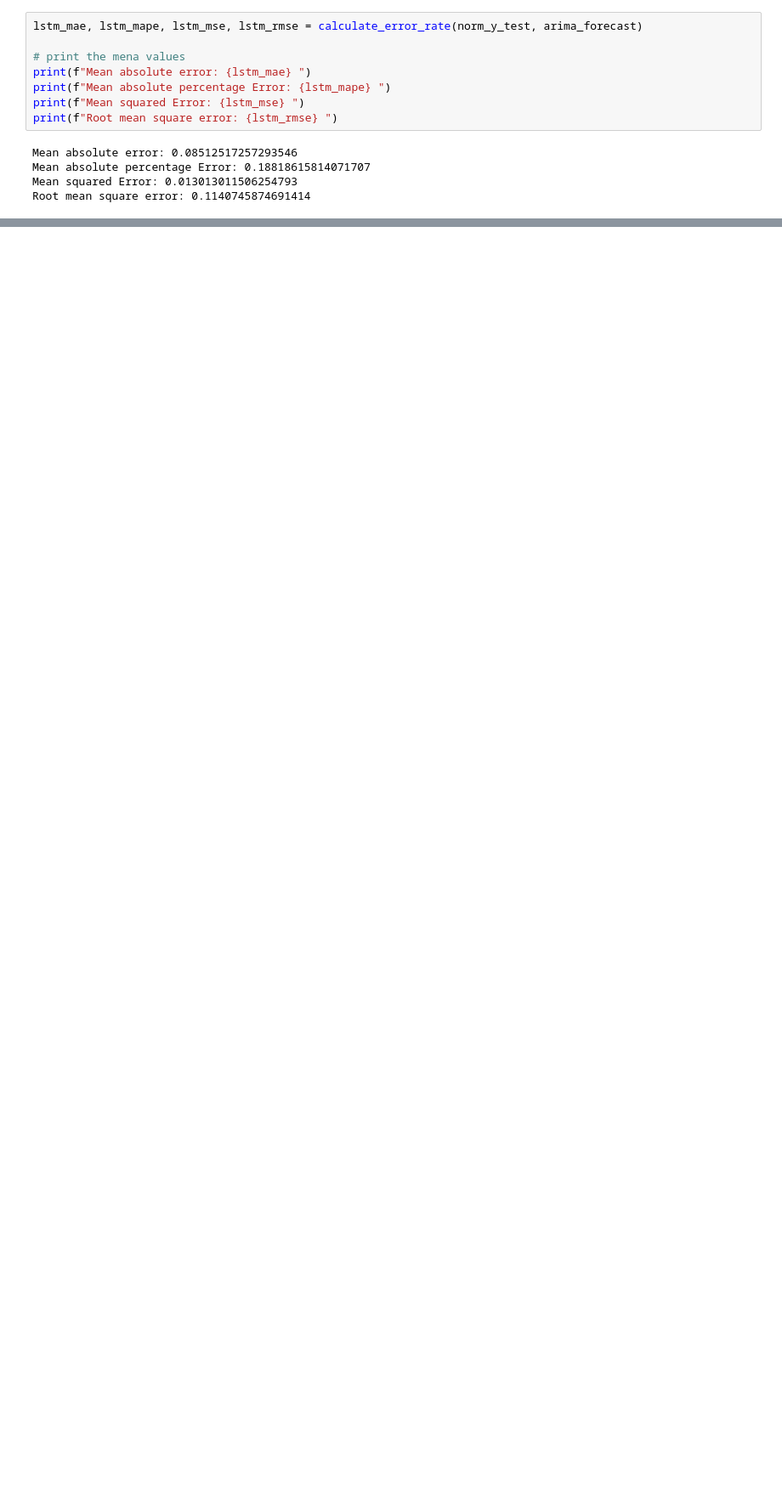
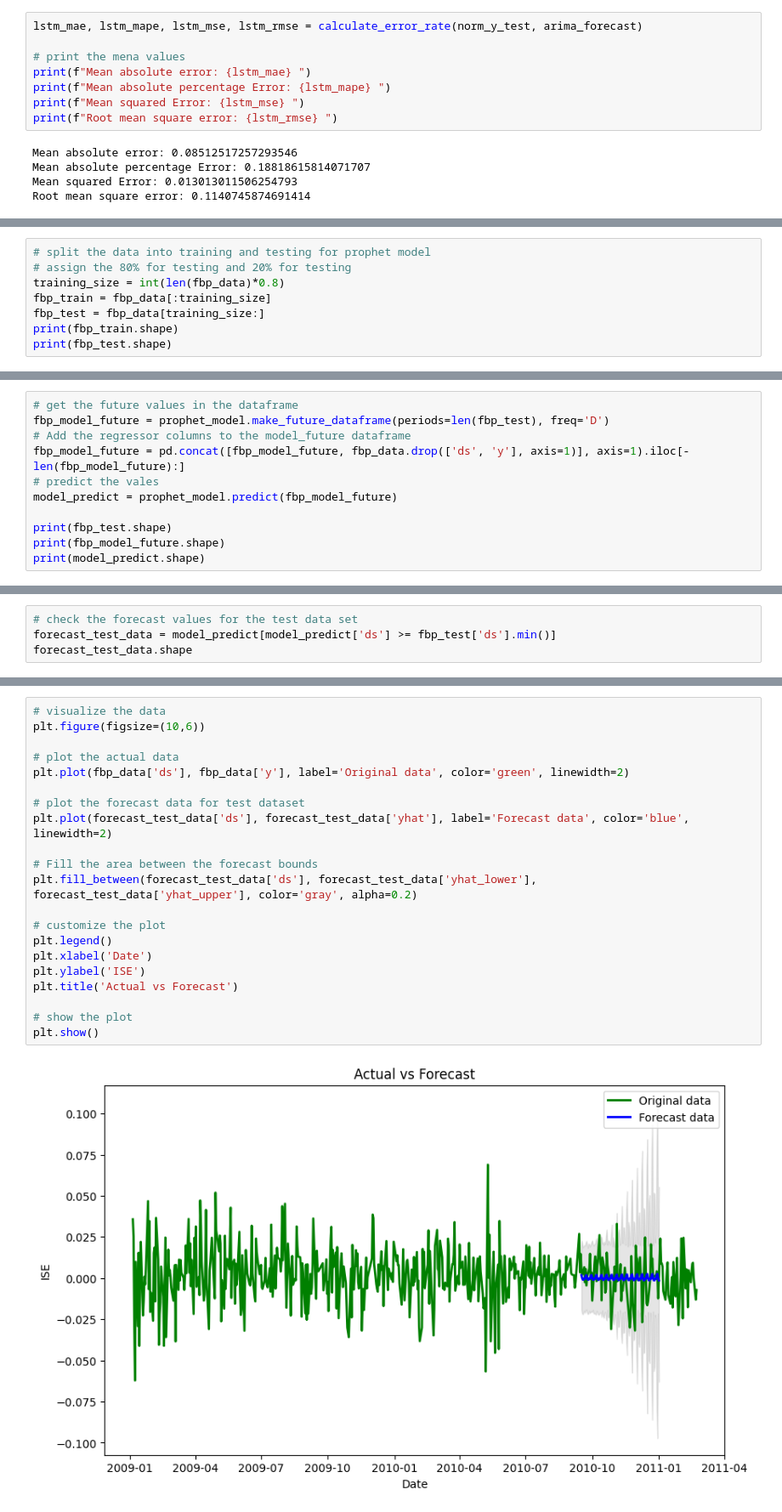
Before and after one commit to RaghavendhraRao/stock_market_prediction_ISE_DSFP, a Jupyter notebook: ds_final_proj_stock_market_colab.ipynb, the cells around one changed output, grey strips where cells are left out. Shown at 85% size. Cells and saved outputs as stored; diff of their text form; blank space fills up the shorter version.

Commit message:
added prophet model, updated code

```diff
--- a/ds_final_proj_stock_market_colab.ipynb
+++ b/ds_final_proj_stock_market_colab.ipynb
@@ -984,0 +1035,8 @@ Root mean square error: 0.1140745874691414
+# %%
+# split the data into training and testing for prophet model
+# assign the 80% for testing and 20% for testing
+training_size = int(len(fbp_data)*0.8)
+fbp_train = fbp_data[:training_size]
+fbp_test = fbp_data[training_size:]
+print(fbp_train.shape)
+print(fbp_test.shape)
@@ -984,0 +1069,11 @@ Root mean square error: 0.1140745874691414
+# %%
+# get the future values in the dataframe
+fbp_model_future = prophet_model.make_future_dataframe(periods=len(fbp_test), freq='D')
+# Add the regressor columns to the model_future dataframe
+fbp_model_future = pd.concat([fbp_model_future, fbp_data.drop(['ds', 'y'], axis=1)], axis=1).iloc[-len(fbp_model_future):]
+# predict the vales
+model_predict = prophet_model.predict(fbp_model_future)
+
+print(fbp_test.shape)
+print(fbp_model_future.shape)
+print(model_predict.shape)
@@ -984,0 +1084,4 @@ Root mean square error: 0.1140745874691414
+# %%
+# check the forecast values for the test data set
+forecast_test_data = model_predict[model_predict['ds'] >= fbp_test['ds'].min()]
+forecast_test_data.shape
@@ -984,0 +1090,23 @@ Root mean square error: 0.1140745874691414
+# %%
+# visualize the data
+plt.figure(figsize=(10,6))
+
+# plot the actual data
+plt.plot(fbp_data['ds'], fbp_data['y'], label='Original data', color='green', linewidth=2)
+
+# plot the forecast data for test dataset
+plt.plot(forecast_test_data['ds'], forecast_test_data['yhat'], label='Forecast data', color='blue', linewidth=2)
+
+# Fill the area between the forecast bounds
+plt.fill_between(forecast_test_data['ds'], forecast_test_data['yhat_lower'], forecast_test_data['yhat_upper'], color='gray', alpha=0.2)
+
+# customize the plot
+plt.legend()
+plt.xlabel('Date')
+plt.ylabel('ISE')
+plt.title('Actual vs Forecast')
+
+# show the plot
+plt.show()
+# %% [output]
+[figure, added]
```
Also changed, not shown: parts of 22 cells of this notebook.
